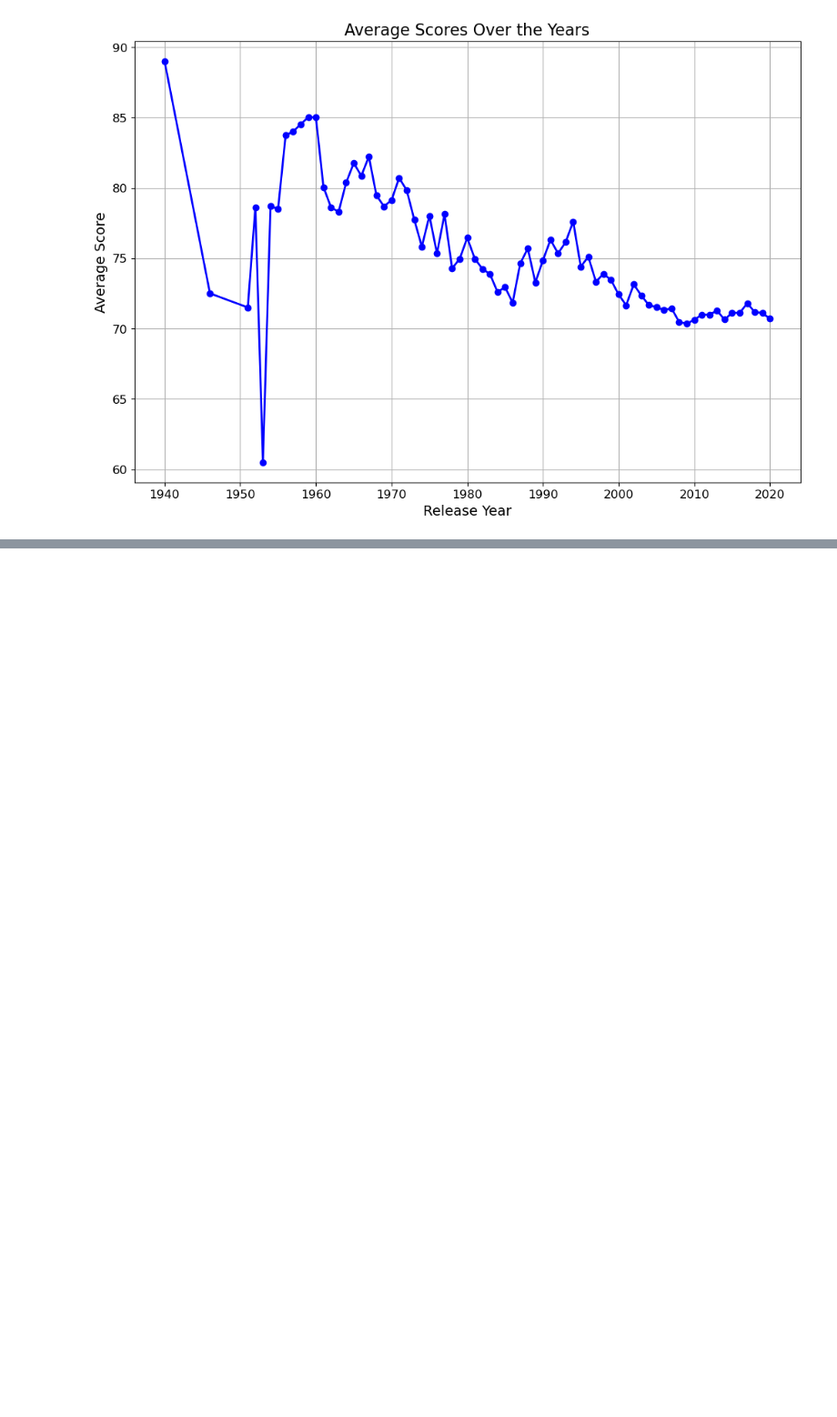
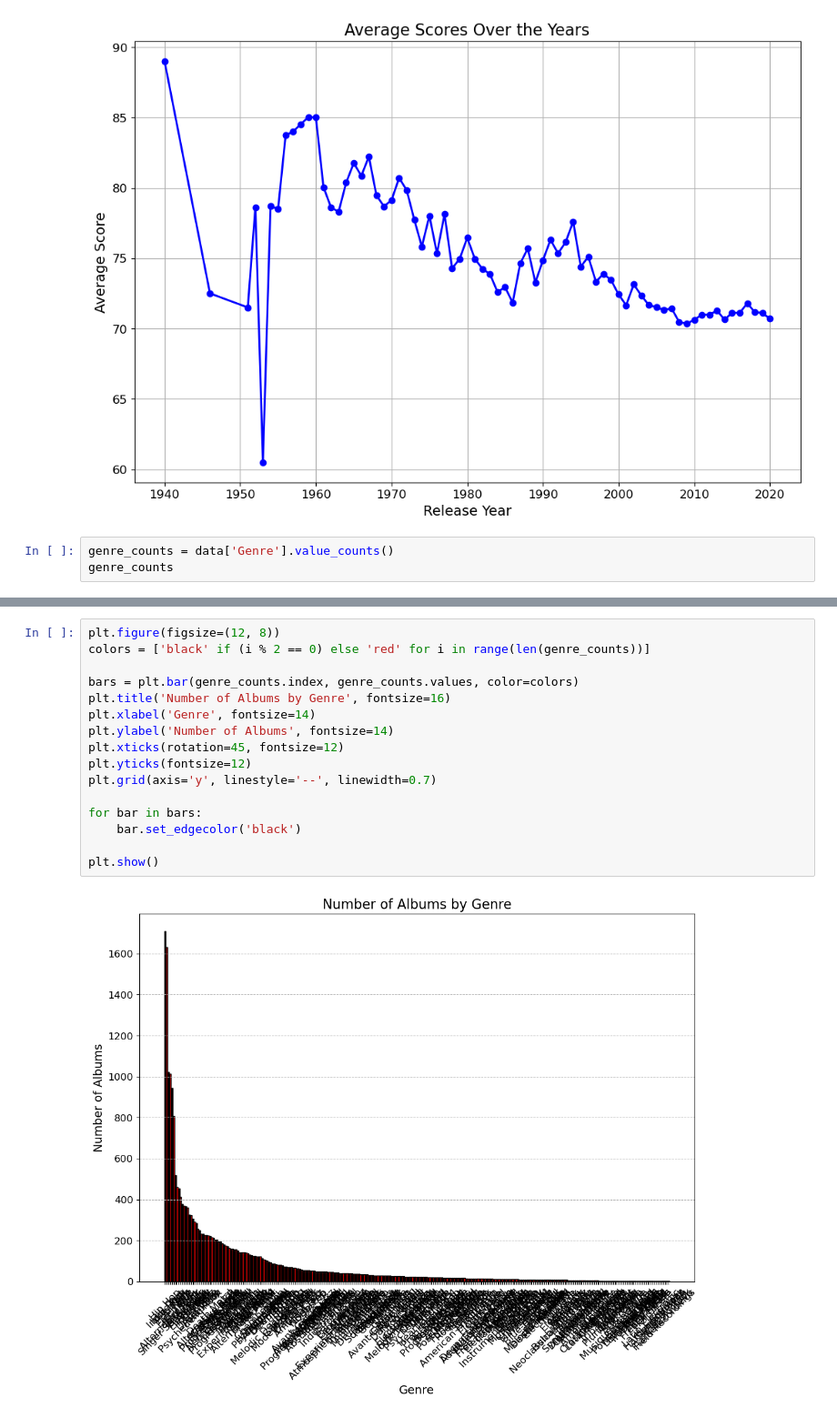
Before and after one commit to Klus3kk/datascience, a Jupyter notebook: Music-Listening/main.ipynb, the cells around one changed output, grey strips where cells are left out. Shown at 91% size. Saved outputs shown, nothing was run; the diff lists cells and outputs as text; blank space fills up the shorter version.

```diff
--- a/Music-Listening/main.ipynb
+++ b/Music-Listening/main.ipynb
@@ -250,3 +250,6 @@ plt.yticks(fontsize=12)
 plt.show()
 # %% [output]
 [figure]
+# %%
+genre_counts = data['Genre'].value_counts()
+genre_counts
@@ -252,0 +270,18 @@ plt.show()
+# %%
+plt.figure(figsize=(12, 8))
+colors = ['black' if (i % 2 == 0) else 'red' for i in range(len(genre_counts))]
+
+bars = plt.bar(genre_counts.index, genre_counts.values, color=colors)
+plt.title('Number of Albums by Genre', fontsize=16)
+plt.xlabel('Genre', fontsize=14)
+plt.ylabel('Number of Albums', fontsize=14)
+plt.xticks(rotation=45, fontsize=12)
+plt.yticks(fontsize=12)
+plt.grid(axis='y', linestyle='--', linewidth=0.7)
+
+for bar in bars:
+    bar.set_edgecolor('black')
+
+plt.show()
+# %% [output]
+[figure, added]
```
Also changed, not shown: parts of 1 cell of this notebook.
